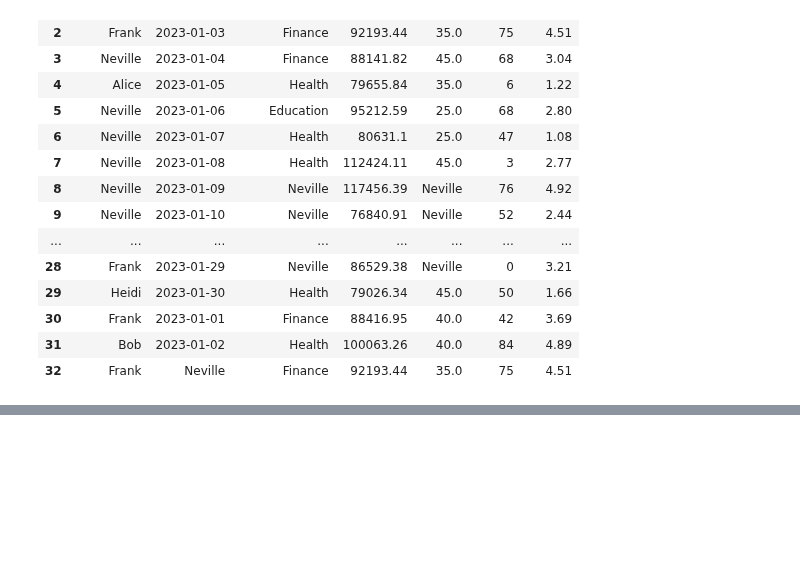
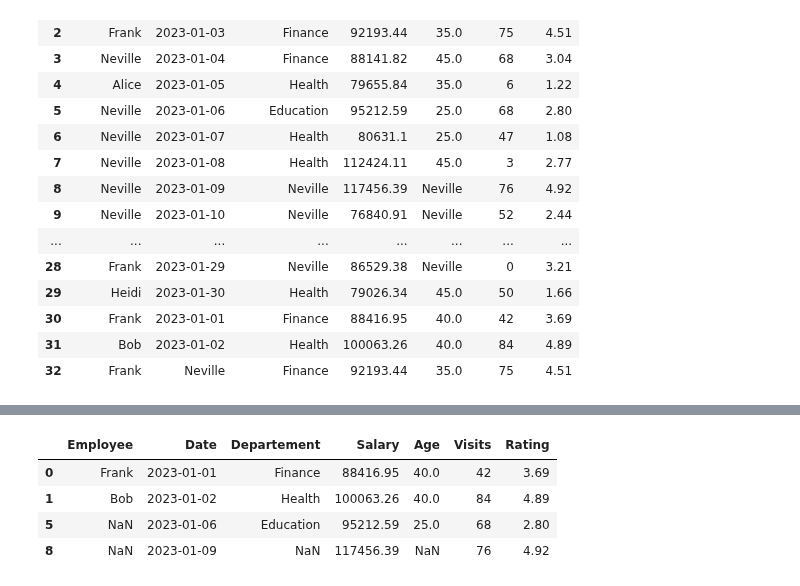
Before and after one commit to nevillemakoyi/Pandas_basic, a Jupyter notebook: notebooks/3 - data cleaning avec pandas - Exercice - élève .ipynb, the cells around one changed output, grey strips where cells are left out. Drawn from its saved outputs; the diff is of its cells as text; code cells hidden in the pictures; blank space fills up the shorter version.

```diff
--- a/notebooks/3 - data cleaning avec pandas - Exercice - élève .ipynb
+++ b/notebooks/3 - data cleaning avec pandas - Exercice - élève .ipynb
@@ -276,0 +305,10 @@ Name: Salary, dtype: bool
+# %%
+dfwp = df.drop_duplicates(subset=['Departement'])
+# %%
+dfwp
+# %% [output]
+|  | Employee | Date | Departement | Salary | Age | Visits | Rating |
+| 0 | Frank | 2023-01-01 | Finance | 88416.95 | 40.0 | 42 | 3.69 |
+| 1 | Bob | 2023-01-02 | Health | 100063.26 | 40.0 | 84 | 4.89 |
+| 5 | NaN | 2023-01-06 | Education | 95212.59 | 25.0 | 68 | 2.80 |
+| 8 | NaN | 2023-01-09 | NaN | 117456.39 | NaN | 76 | 4.92 |
```
Also changed, not shown: parts of 4 cells of this notebook.
